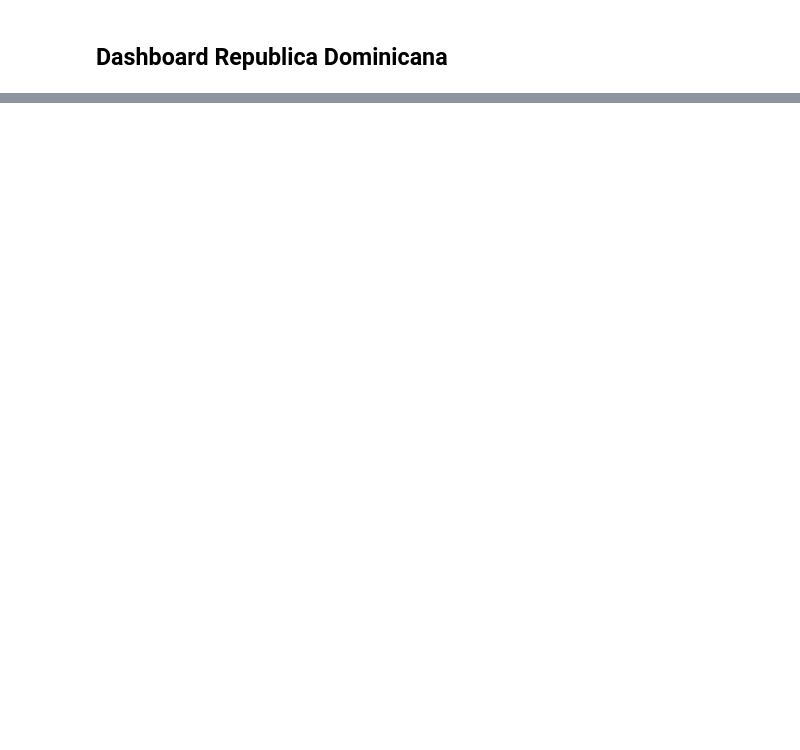
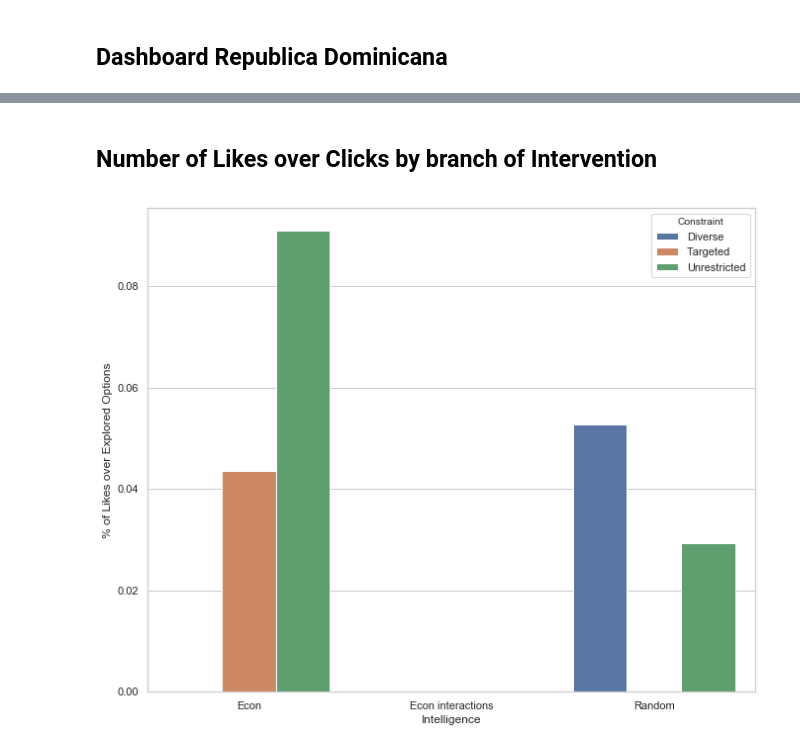
Before and after one commit to ConsiliumBots/consiliumbots.github.io, a Jupyter notebook: Dashboard Dominicana.ipynb, the cells around one changed output, grey strips where cells are left out. Cells and saved outputs as stored; diff of their text form; code cells hidden in the pictures; blank space fills up the shorter version.

```diff
--- a/Dashboard Dominicana.ipynb
+++ b/Dashboard Dominicana.ipynb
@@ -35,0 +49,6 @@ import
+# %% [markdown]
+## Number of Likes over Clicks by branch of Intervention
+# %%
+dashboard_data_viz.Number_Of_Likes_Over_Explored_Options_by_Bot()
+# %% [output]
+[figure, added]
```
Also changed, not shown: parts of 9 cells of this notebook.
